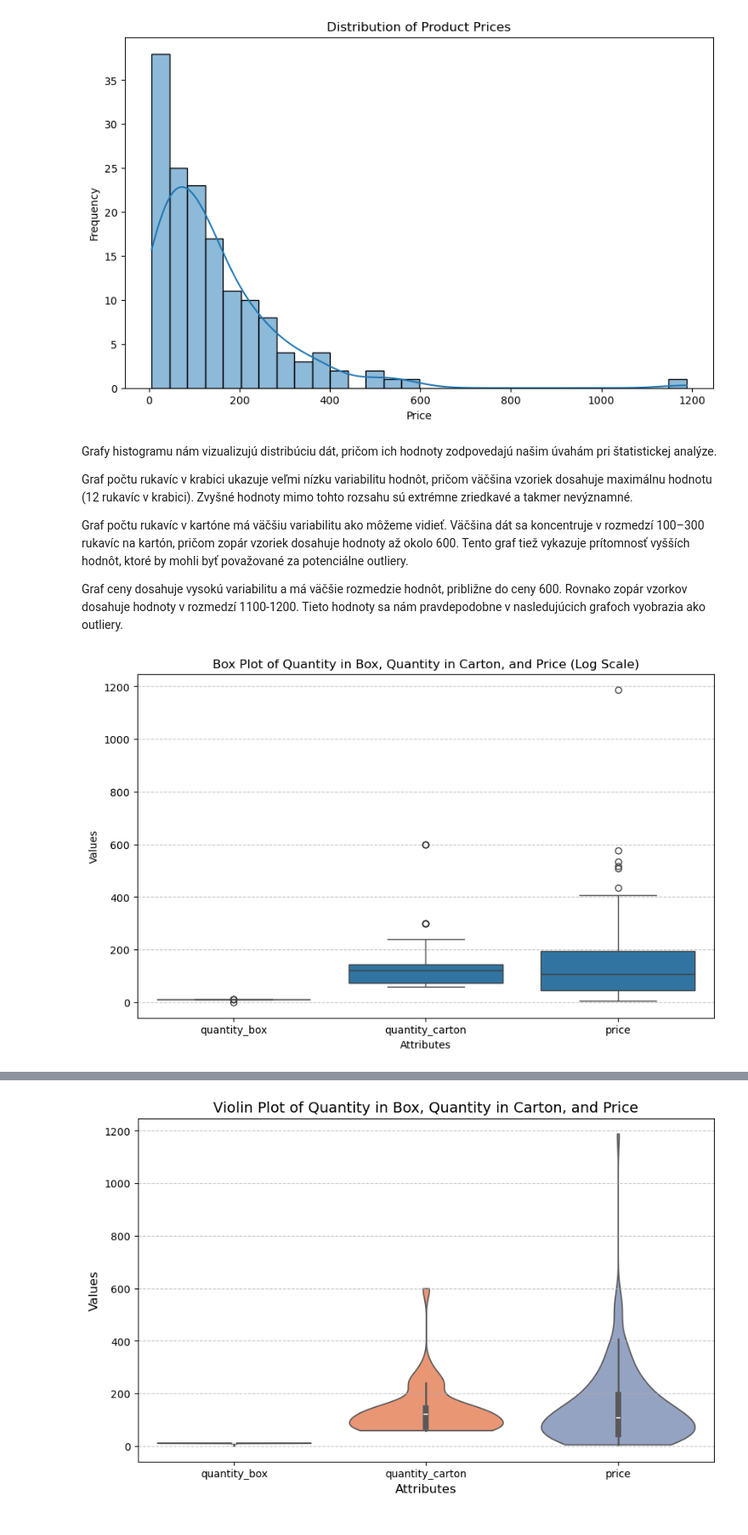
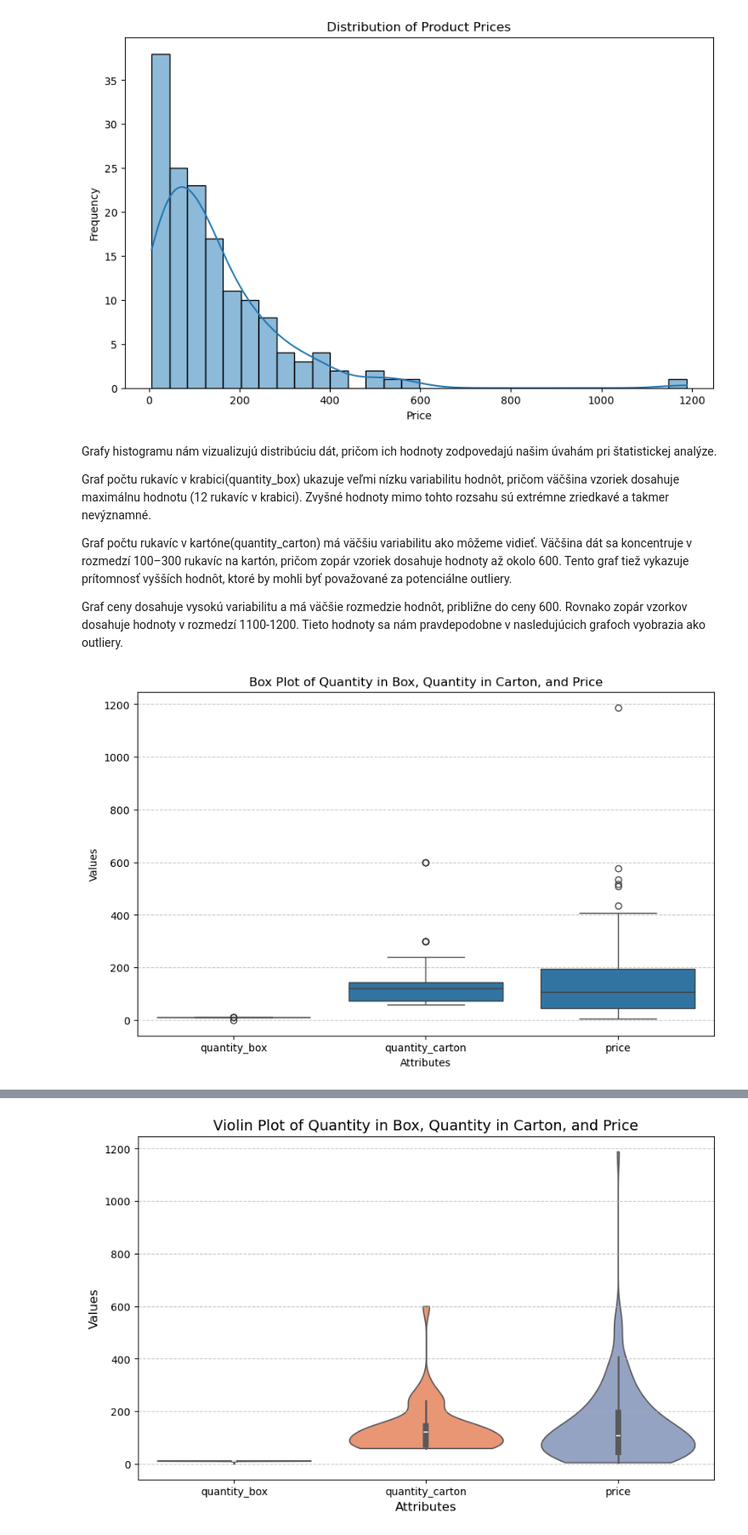
Before and after one commit to Adam-K2/upa-project, a Jupyter notebook: projekt_3/upa_3.ipynb, the cells around one changed output, grey strips where cells are left out. Shown at 85% size. Cells and saved outputs as stored; diff of their text form; code cells hidden in the pictures.

```diff
--- a/projekt_3/upa_3.ipynb
+++ b/projekt_3/upa_3.ipynb
@@ -150,27 +150,27 @@ plt.show()
 # %% [markdown]
 Grafy histogramu nám vizualizujú distribúciu dát, pričom ich hodnoty zodpovedajú našim úvahám pri štatistickej analýze.
 
-Graf počtu rukavíc v krabici ukazuje veľmi nízku variabilitu hodnôt, pričom väčšina vzoriek dosahuje maximálnu hodnotu (12 rukavíc v krabici). Zvyšné hodnoty mimo tohto rozsahu sú extrémne zriedkavé a takmer nevýznamné.
+Graf počtu rukavíc v krabici(quantity_box) ukazuje veľmi nízku variabilitu hodnôt, pričom väčšina vzoriek dosahuje maximálnu hodnotu (12 rukavíc v krabici). Zvyšné hodnoty mimo tohto rozsahu sú extrémne zriedkavé a takmer nevýznamné.
 
-Graf počtu rukavíc v kartóne má väčšiu variabilitu ako môžeme vidieť. Väčšina dát sa koncentruje v rozmedzí 100–300 rukavíc na kartón, pričom zopár vzoriek dosahuje hodnoty až okolo 600. Tento graf tiež vykazuje prítomnosť vyšších hodnôt, ktoré by mohli byť považované za potenciálne outliery.
+Graf počtu rukavíc v kartóne(quantity_carton) má väčšiu variabilitu ako môžeme vidieť. Väčšina dát sa koncentruje v rozmedzí 100–300 rukavíc na kartón, pričom zopár vzoriek dosahuje hodnoty až okolo 600. Tento graf tiež vykazuje prítomnosť vyšších hodnôt, ktoré by mohli byť považované za potenciálne outliery.
 
 Graf ceny dosahuje vysokú variabilitu a má väčšie rozmedzie hodnôt, približne do ceny 600. Rovnako zopár vzorkov dosahuje hodnoty v rozmedzí 1100-1200. Tieto hodnoty sa nám pravdepodobne v nasledujúcich grafoch vyobrazia ako outliery.
 # %%
 df_melted = df[['quantity_box', 'quantity_carton', 'price']].melt(var_name='Attribute', value_name='Value')
 
 # Create a box plot with a log scale on the y-axis
 plt.figure(figsize=(10, 6))
 sns.boxplot(x='Attribute', y='Value', data=df_melted)
 
 # Set the title and labels
 plt.grid(axis='y', linestyle='--', alpha=0.7)
-plt.title('Box Plot of Quantity in Box, Quantity in Carton, and Price (Log Scale)')
+plt.title('Box Plot of Quantity in Box, Quantity in Carton, and Price')
 plt.xlabel('Attributes')
 plt.ylabel('Values')
 
 plt.show()
 # %% [output]
-[figure, old version]
+[figure, new version]
 # %% [markdown]
 Boxplot graf oproti obyčajnému histogramu poskytuje detailnejší pohľad na dáta tým, že umožňuje vizualizáciu outlierov, mediánu a rozsahu medzi prvým a tretím kvartilom.
 
```
Also changed, not shown: parts of 9 cells of this notebook.
